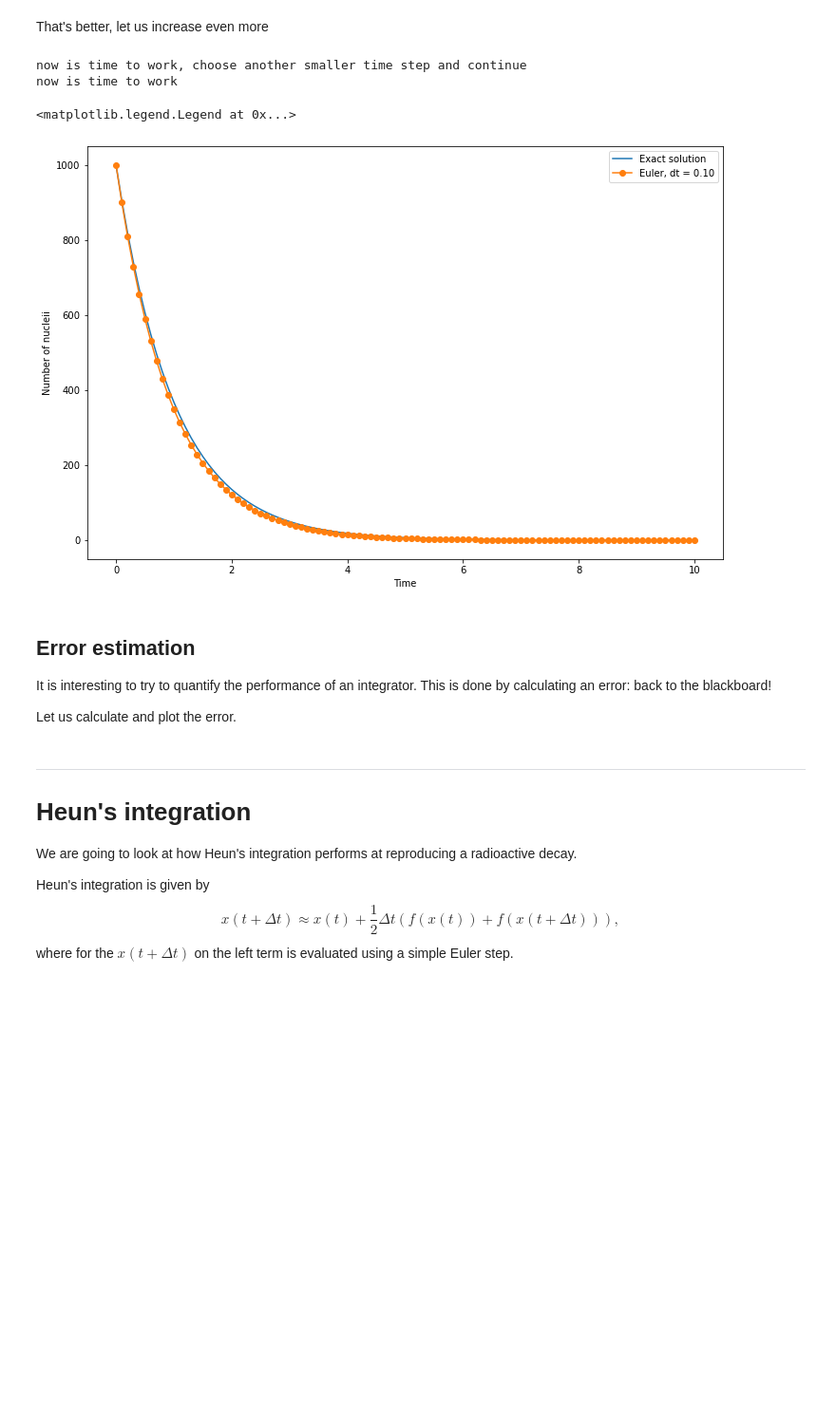
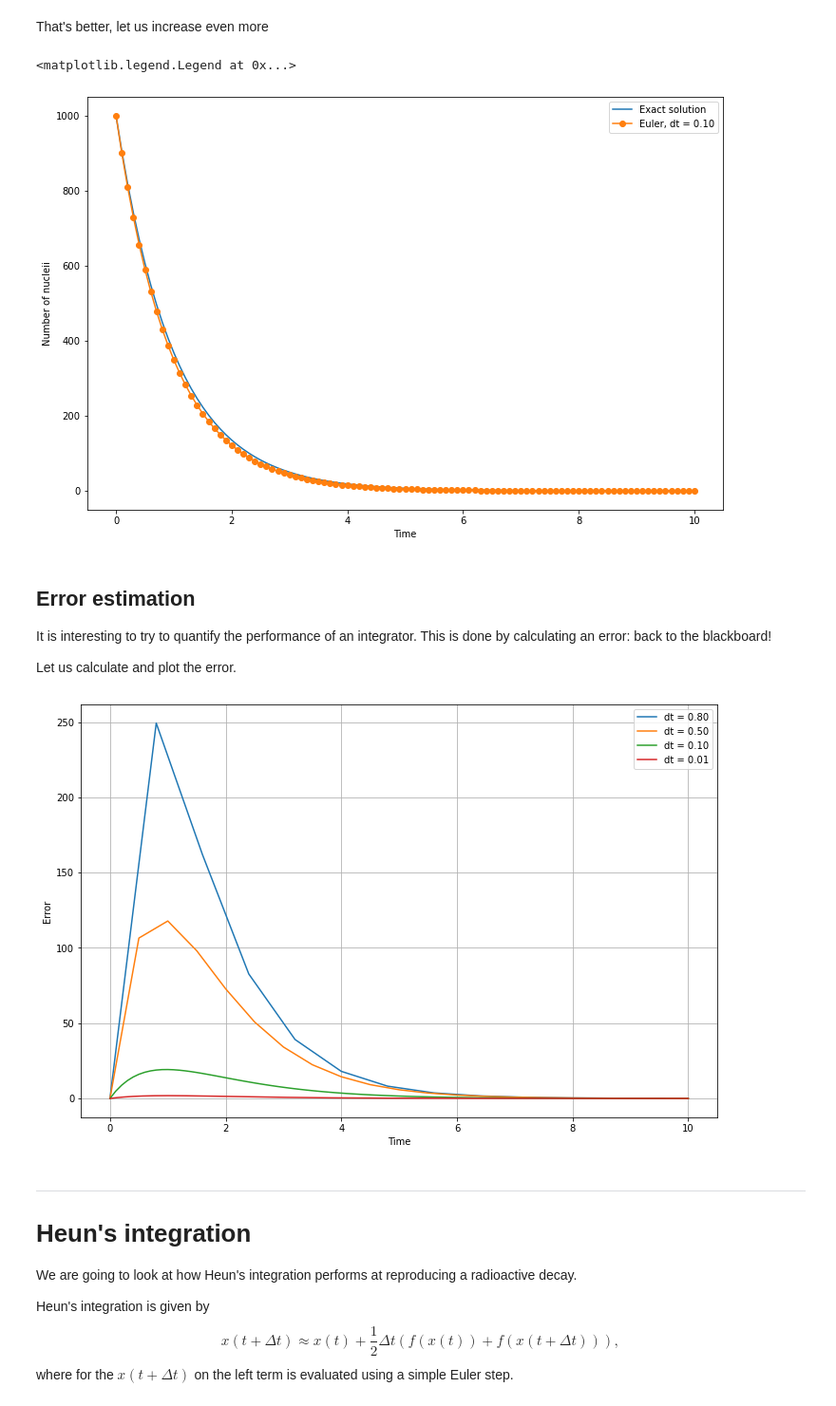
Before and after one commit to Jayshil/planetary-dynamics, a Jupyter notebook: 1st_ODE_integration_radio_decay.ipynb, the cells around one changed output. Shown: that part at 95% size. Saved outputs shown, nothing was run; the diff lists cells and outputs as text; code cells hidden in the pictures; blank space fills up the shorter version.

```diff
--- a/1st_ODE_integration_radio_decay.ipynb
+++ b/1st_ODE_integration_radio_decay.ipynb
@@ -114,7 +110,7 @@ now is time to work
 # %% [markdown]
 That's better, let us increase even more
 # %%
-print("now is time to work, choose another smaller time step and continue")
+# now is time to work, choose another smaller time step and continue
 dt = 0.1
 
 N_steps = int(Time_max/float(dt))
@@ -131,9 +127,7 @@ ax.set_ylabel("Number of nucleii")
 ax.set_xlabel("Time")
 ax.legend(loc=0, prop={'size':10})
 # %% [output]
-now is time to work, choose another smaller time step and continue
-now is time to work
+<matplotlib.legend.Legend at 0x...>
-<matplotlib.legend.Legend at 0x...>
 [figure]
 # %% [markdown]
 ## Error estimation
@@ -147,35 +141,44 @@ Let us calculate and plot the error.
 # %%
 dt = [0.8, 0.5, 0.1, 0.01]
 
 N_steps = [int(Time_max/float(x)) for x in dt]
-print(N_steps)
+# print(N_steps)
 
 # Computation of the Euler's integration for the different dt
 
 te_err = []
 xe_err = []
 for i in np.arange(len(dt)):
     tmp = evolve_Euler(x0, tau, dt[i], N_steps[i])
     te_err.append(tmp[0])
     xe_err.append(tmp[1])
 
 # Computation of the error for the different dt by taking the exact solution minus Euler's integration.
 # Call it error_Euler, it should have a dimension len(dt) x N_steps
 
-print("now is time to work, compute the error for every dt!")
-error_Euler = #
+# now is time to work, compute the error for every dt!
+error_Euler = []
 
+for i in range(len(dt)):
+    exact1 = radioactive_decay(x0, np.asarray(te_err[i]), tau)
+    err1 = exact1 - xe_err[i]
+    error_Euler.append(err1)
+
+# print(error_Euler)
 # Plot
 
 fig = plt.figure(figsize=(12, 8))
 ax = fig.add_subplot(1,1,1)
 
 for i in np.arange(len(dt)):
     ax.plot(te_err[i], error_Euler[i], '-', label="dt = %.2f" %dt[i])
 
 ax.set_ylabel("Error")
 ax.set_xlabel("Time")
 ax.legend(loc=0, prop={'size':10})
+ax.grid()
+# %% [output]
+[figure, added]
 # %% [markdown]
 ---------------------------------------------------------------------------------------------------------------------------------------------------------------------------------------------------------------------------------------------------------------------------------------------------------------------------------------------------------------
 
```
Also changed, not shown: parts of 12 cells of this notebook.
